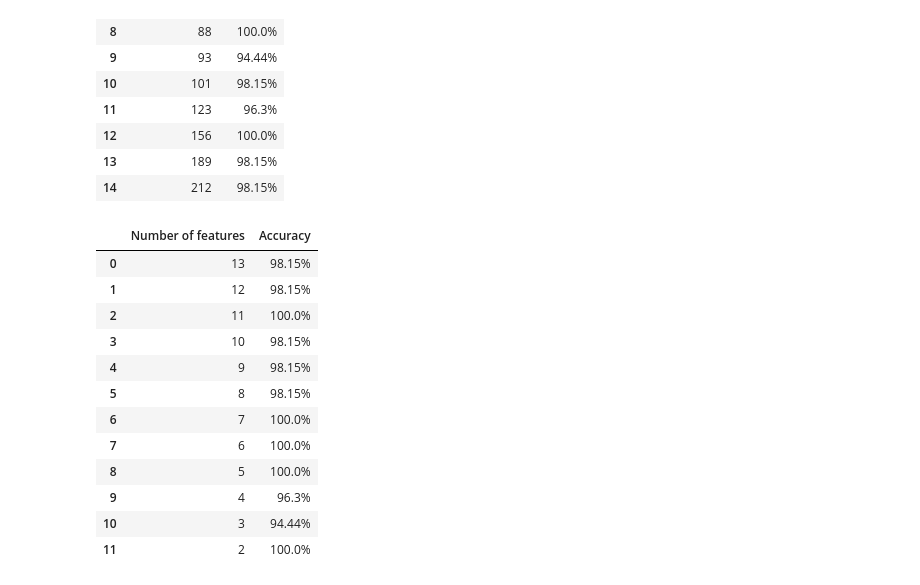
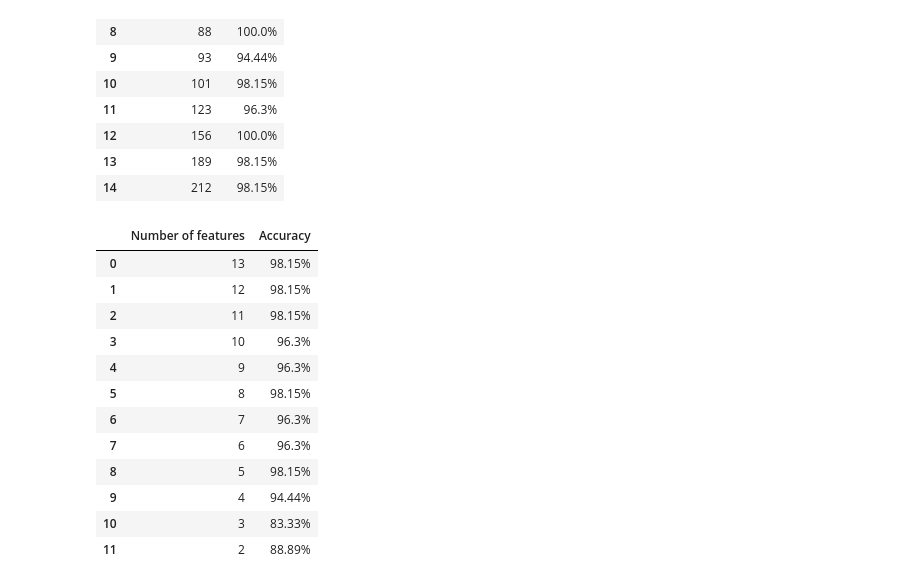
Before and after one commit to psiku/FHSalzburg-DataScience, a Jupyter notebook: Lab2/minimal_distance_classifier.ipynb, the cells around one changed output. Cells and saved outputs as stored; diff of their text form; code cells hidden in the pictures.

Commit message:
Correct deleting the highest correlated feature

```diff
--- a/Lab2/minimal_distance_classifier.ipynb
+++ b/Lab2/minimal_distance_classifier.ipynb
@@ -301,32 +288,50 @@ df_perfomances.head(15)
 | 13 | 189 | 98.15% |
 | 14 | 212 | 98.15% |
 # %%
-new_scaled_data = scaled_data.copy()
 state_to_check = 42
 test_size = 0.3
 
-performance_before = check_accuracy_with_different_random_states(new_scaled_data, y, [state_to_check], test_size)
+# Main logic
+new_data_frame = scaled_data.copy()
+new_data_frame['target'] = y
 
-dict_with_performance = {}
-dict_with_performance[13] = performance_before[state_to_check]
+# Check initial performance
+performance_before = check_accuracy_with_different_random_states(new_data_frame, y, [state_to_check], test_size)
+dict_with_performance = {13: performance_before[state_to_check]}
 
-while new_scaled_data.shape[1] > 2:
-    new_scaled_data, most_correlated_feature, performance_after = drop_features_to_check_performance(new_scaled_data, y, [state_to_check], test_size)
-    dict_with_performance[len(new_scaled_data.columns)] = performance_after[state_to_check]
+x_dataset = new_data_frame.drop('target', axis=1)
 
+while x_dataset.shape[1] > 2:
+
+    temp_df = new_data_frame.drop('target', axis=1)
+    most_correlated_feature = identify_the_most_correlated_feature(temp_df.corr())
+
+    new_data_frame.drop(most_correlated_feature, axis=1, inplace=True)
+
+    # Split data into features and target
+    x_dataset = new_data_frame.drop('target', axis=1)
+    y_dataset = new_data_frame['target']
+
+    # Check accuracy with reduced features
+    performances_with_removed_feature = check_accuracy_with_different_random_states(x_dataset, y_dataset, [state_to_check], test_size)
+
+    # Store performance
+    dict_with_performance[len(x_dataset.columns)] = performances_with_removed_feature[state_to_check]
+
+# Create DataFrame for performance
 df_performance = pd.DataFrame(dict_with_performance.items(), columns=['Number of features', 'Accuracy'])
 df_performance.head(15)
 # %% [output]
 |  | Number of features | Accuracy |
 | 0 | 13 | 98.15% |
 | 1 | 12 | 98.15% |
-| 2 | 11 | 100.0% |
-| 3 | 10 | 98.15% |
-| 4 | 9 | 98.15% |
+| 2 | 11 | 98.15% |
+| 3 | 10 | 96.3% |
+| 4 | 9 | 96.3% |
 | 5 | 8 | 98.15% |
-| 6 | 7 | 100.0% |
-| 7 | 6 | 100.0% |
-| 8 | 5 | 100.0% |
-| 9 | 4 | 96.3% |
-| 10 | 3 | 94.44% |
-| 11 | 2 | 100.0% |
+| 6 | 7 | 96.3% |
+| 7 | 6 | 96.3% |
+| 8 | 5 | 98.15% |
+| 9 | 4 | 94.44% |
+| 10 | 3 | 83.33% |
+| 11 | 2 | 88.89% |
```
Also changed, not shown: parts of 3 cells of this notebook.
